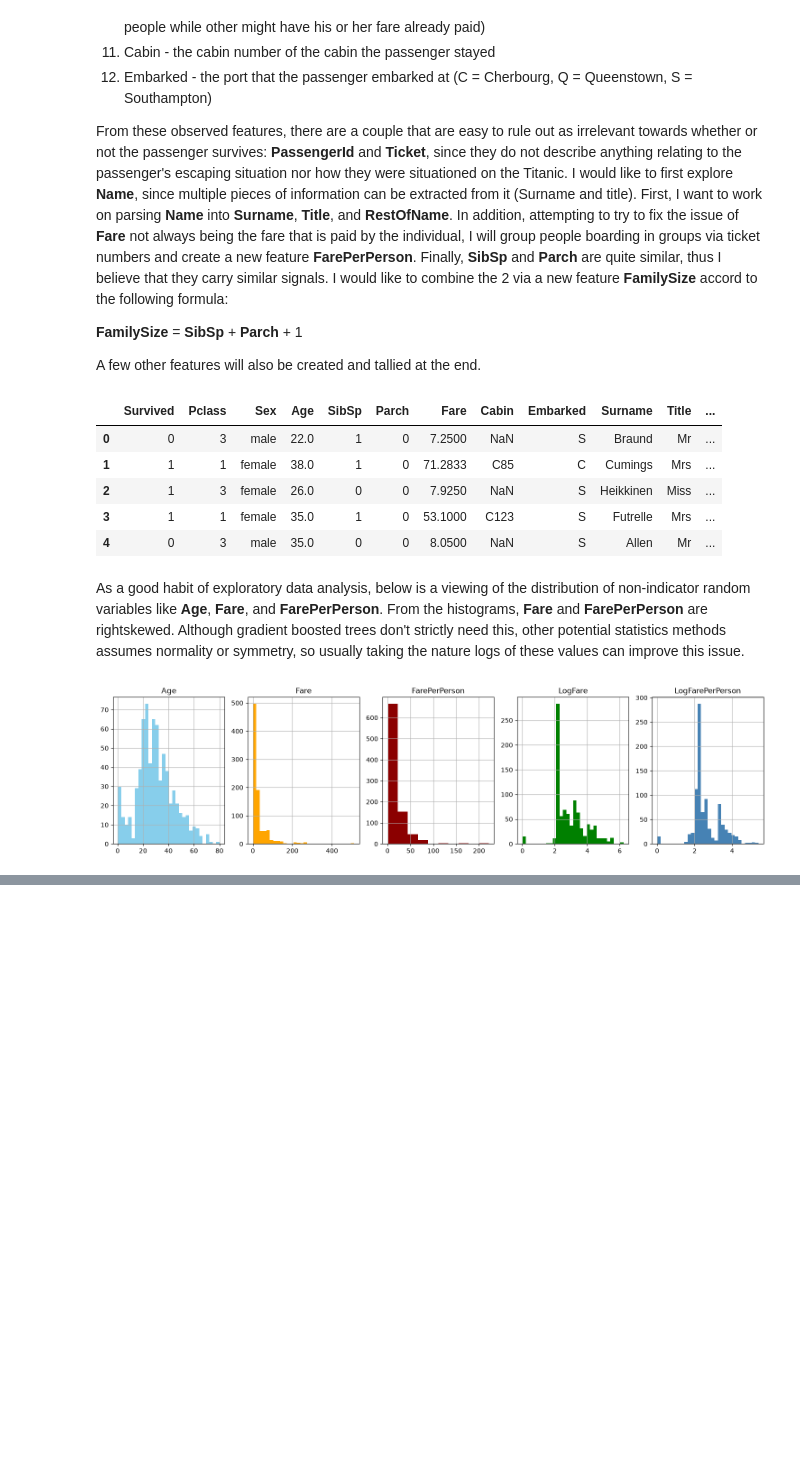
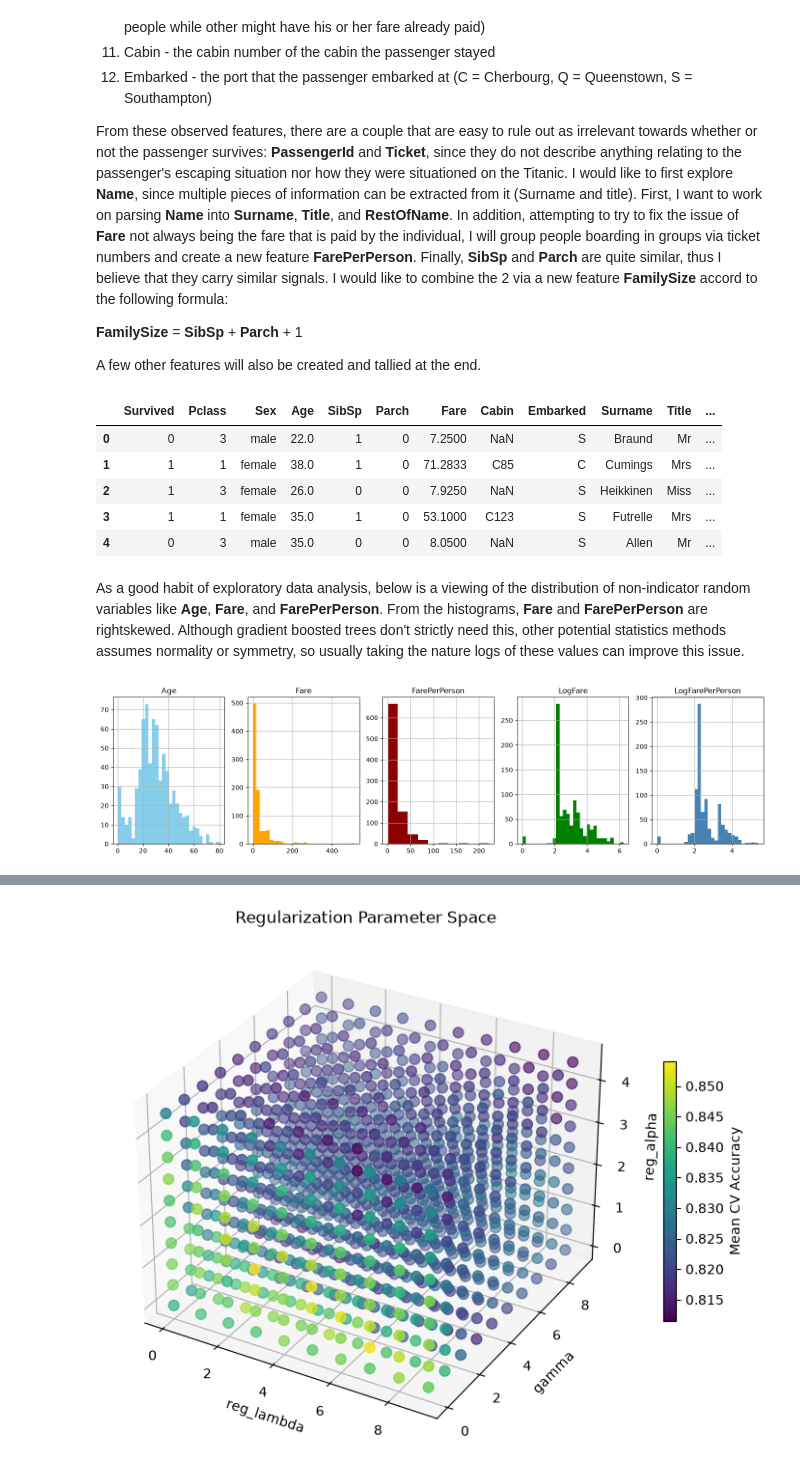
Before and after one commit to Yuze1734/Kaggle-Titanic-Classification, a Jupyter notebook: Gradient_Boosted_Tree.ipynb, the cells around one changed output, grey strips where cells are left out. Cells and saved outputs as stored; diff of their text form; code cells hidden in the pictures; blank space fills up the shorter version.

```diff
--- a/Gradient_Boosted_Tree.ipynb
+++ b/Gradient_Boosted_Tree.ipynb
@@ -107,0 +128,55 @@ df.head()
+# %%
+y = df["Survived"]
+X = df.drop(columns = ["Survived"])
+
+# Building the tree
+base_model = xgb.XGBClassifier(
+    n_estimators = 200,
+    max_depth = 4,
+    learning_rate = 0.1,
+    subsample = 0.8,
+    colsample_bytree = 0.8,
+    eval_metric = "logloss",
+    random_state = 42
+)
+
+# Reasonable region to optimize regularization constants over
+param_grid = {
+    "reg_lambda": np.arange(0, 10, 1).tolist(),
+    "reg_alpha": np.arange(0, 5, 0.5).tolist(),
+    "gamma": np.arange(0, 10, 1).tolist()
+}
+
+cv = StratifiedKFold(n_splits = 5, shuffle = True, random_state = 42)
+
+grid_search = GridSearchCV(
+    base_model,
+    param_grid,
+    scoring = "accuracy",
+    cv = cv,
+    n_jobs = -1
+)
+
+grid_search.fit(X, y)
+results = pd.DataFrame(grid_search.cv_results_)
+
+fig = plt.figure(figsize = (10, 7))
+ax = fig.add_subplot(111, projection = "3d")
+
+scatter = ax.scatter(
+    results["param_reg_lambda"].astype(float),
+    results["param_gamma"].astype(float),
+    results["param_reg_alpha"].astype(float), # type: ignore[arg-type]
+    c = results["mean_test_score"],
+    cmap = "viridis",
+    s = 60
+)
+
+ax.set_xlabel("reg_lambda")
+ax.set_ylabel("gamma")
+ax.set_zlabel("reg_alpha")
+ax.set_title("Regularization Parameter Space")
+fig.colorbar(scatter, shrink = 0.5, label = "Mean CV Accuracy")
+plt.show()
+# %% [output]
+[figure, added]
```
Also changed, not shown: parts of 4 cells of this notebook.
